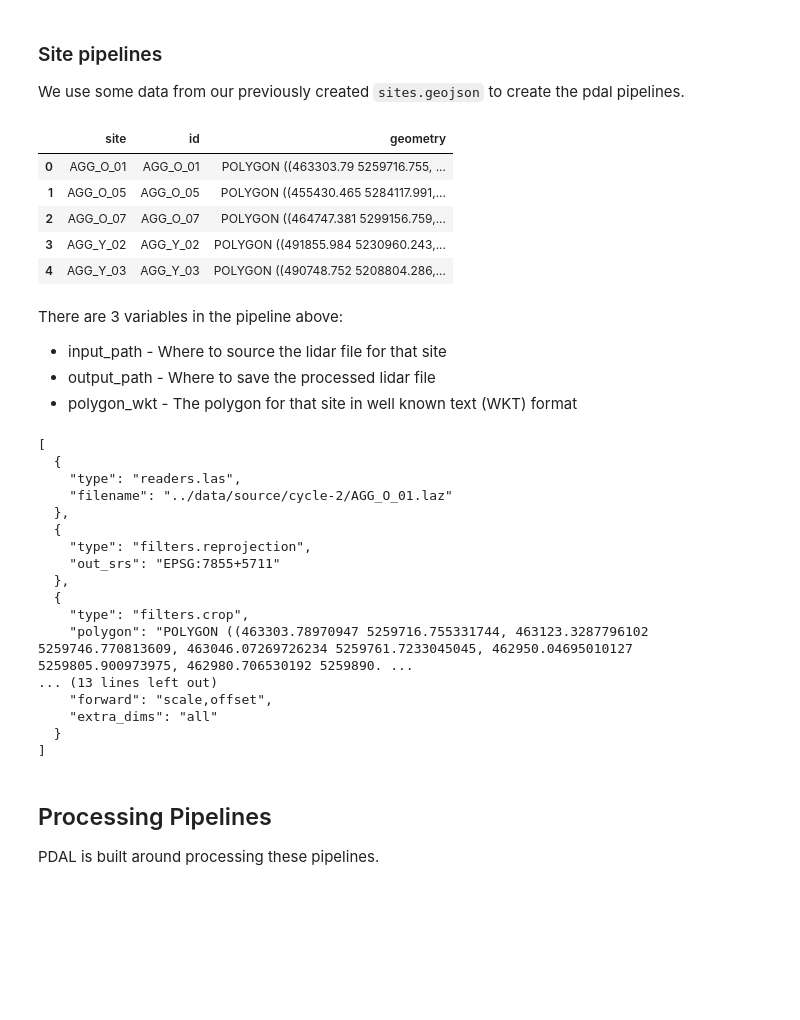
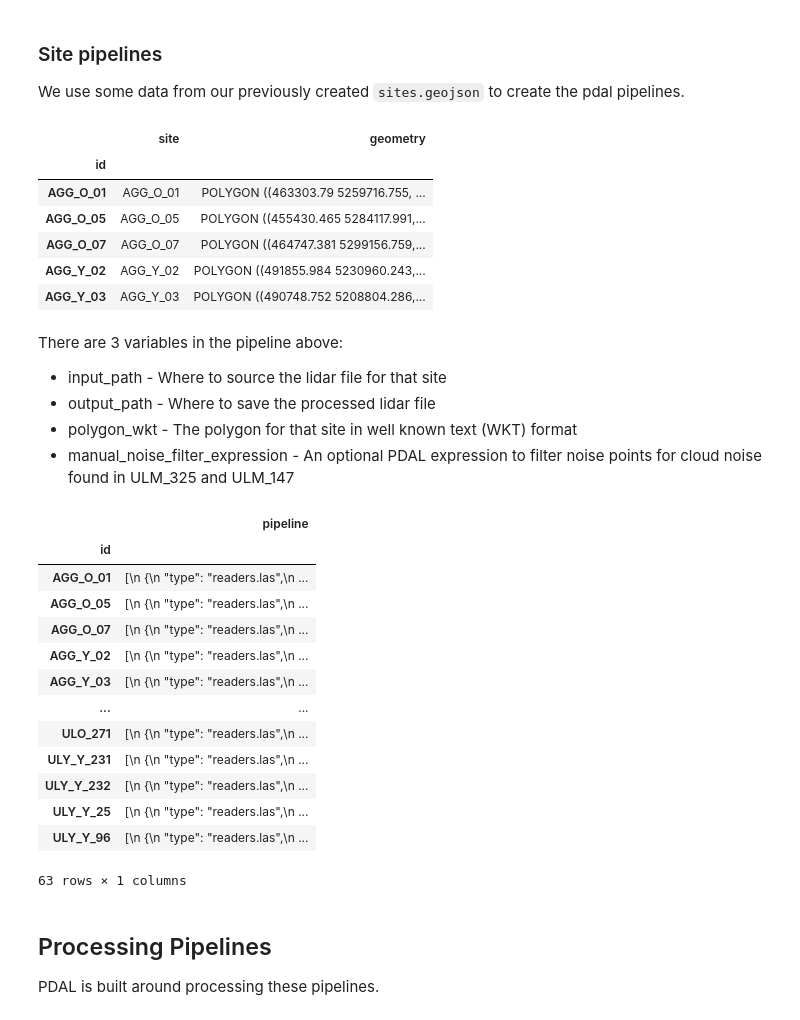
Before and after one commit to jameswesc/masters-thesis, a Jupyter notebook: notebooks/02_process_sites_lidar.ipynb, the cells around one changed output. Cells and saved outputs as stored; diff of their text form; code cells hidden in the pictures; blank space fills up the shorter version.

```diff
--- a/notebooks/02_process_sites_lidar.ipynb
+++ b/notebooks/02_process_sites_lidar.ipynb
@@ -85,17 +82,21 @@ We use some data from our previously created `sites.geojson` to create the pdal
 # %%
 import geopandas as gpd
 
 sites_gdf = gpd.read_file("../data/outputs/sites/sites.geojson")
+sites_gdf = sites_gdf.set_index('id')
+
 sites_gdf.head()
 # %% [output]
-|  | site | id | geometry |
-| 0 | AGG_O_01 | AGG_O_01 | POLYGON ((463303.79 5259716.755, ... |
-| 1 | AGG_O_05 | AGG_O_05 | POLYGON ((455430.465 5284117.991,... |
-| 2 | AGG_O_07 | AGG_O_07 | POLYGON ((464747.381 5299156.759,... |
-| 3 | AGG_Y_02 | AGG_Y_02 | POLYGON ((491855.984 5230960.243,... |
-| 4 | AGG_Y_03 | AGG_Y_03 | POLYGON ((490748.752 5208804.286,... |
+|  | site | geometry |
+| id |  |  |
+| AGG_O_01 | AGG_O_01 | POLYGON ((463303.79 5259716.755, ... |
+| AGG_O_05 | AGG_O_05 | POLYGON ((455430.465 5284117.991,... |
+| AGG_O_07 | AGG_O_07 | POLYGON ((464747.381 5299156.759,... |
+| AGG_Y_02 | AGG_Y_02 | POLYGON ((491855.984 5230960.243,... |
+| AGG_Y_03 | AGG_Y_03 | POLYGON ((490748.752 5208804.286,... |
 # %% [markdown]
 There are 3 variables in the pipeline above:
 - input_path - Where to source the lidar file for that site
 - output_path - Where to save the processed lidar file
 - polygon_wkt - The polygon for that site in well known text (WKT) format
+- manual_noise_filter_expression - An optional PDAL expression to filter noise points for cloud noise found in ULM_325 and ULM_147
@@ -106,35 +173,39 @@ lidar_output_dir = data_dir / "outputs" / "sites" / "lidar"
 lidar_output_dir.mkdir(parents=True, exist_ok=True)
 
 def create_pipeline_from_site(site_row):
-    site_id = site_row['id']
+    site_id = site_row.name
 
-    context = {
-        "input_path": str(lidar_source_dir / f"{site_id}.laz"),
-        "output_path": str(lidar_output_dir / f"{site_id}.copc.laz"),
-        "polygon_wkt": site_row.geometry.wkt
-    }
-    return replace_pipeline_variables(pipeline_template, context)
+    input_path = str(lidar_source_dir / f"{site_id}.laz")
+    output_path = str(lidar_output_dir / f"{site_id}.copc.laz")
+    polygon_wkt = site_row.geometry.wkt
+    manual_pre_norm_noise_expr = None
+    manual_post_norm_noise_expr = None
 
-pipelines = sites_gdf.apply(create_pipeline_from_site, axis=1).to_list()
-print(pipelines[0])
+    if site_id == 'ULM_325':
+        manual_pre_norm_noise_expr, manual_post_norm_noise_expr = get_ulm_325_expr()
+    elif site_id == 'ULM_147':
+        manual_pre_norm_noise_expr, manual_post_norm_noise_expr  = get_ulm_147_expr()
+
+    return pd.Series({ "pipeline": create_pipeline(input_path, output_path, polygon_wkt, manual_pre_norm_noise_expr, manual_post_norm_noise_expr ) })
+
+pipelines = sites_gdf.apply(create_pipeline_from_site, axis=1)
+
+pipelines
 # %% [output]
+|  | pipeline |
+| id |  |
+| AGG_O_01 | [\n {\n "type": "readers.las",\n ... |
+| AGG_O_05 | [\n {\n "type": "readers.las",\n ... |
+| AGG_O_07 | [\n {\n "type": "readers.las",\n ... |
+| AGG_Y_02 | [\n {\n "type": "readers.las",\n ... |
+| AGG_Y_03 | [\n {\n "type": "readers.las",\n ... |
+| ... | ... |
+| ULO_271 | [\n {\n "type": "readers.las",\n ... |
+| ULY_Y_231 | [\n {\n "type": "readers.las",\n ... |
+| ULY_Y_232 | [\n {\n "type": "readers.las",\n ... |
+| ULY_Y_25 | [\n {\n "type": "readers.las",\n ... |
+| ULY_Y_96 | [\n {\n "type": "readers.las",\n ... |
-[
-  {
-    "type": "readers.las",
-    "filename": "../data/source/cycle-2/AGG_O_01.laz"
-  },
-  {
-    "type": "filters.reprojection",
-    "out_srs": "EPSG:7855+5711"
-  },
-  {
-    "type": "filters.crop",
-    "polygon": "POLYGON ((463303.78970947 5259716.755331744, 463123.3287796102 5259746.770813609, 463046.07269726234 5259761.7233045045, 462950.04695010127 5259805.900973975, 462980.706530192 5259890. ...
-... (13 lines left out)
-    "forward": "scale,offset",
-    "extra_dims": "all"
-  }
-]
+63 rows × 1 columns
 # %% [markdown]
 ## Processing Pipelines
 
```
Also changed, not shown: parts of 9 cells of this notebook, 7 other files.
